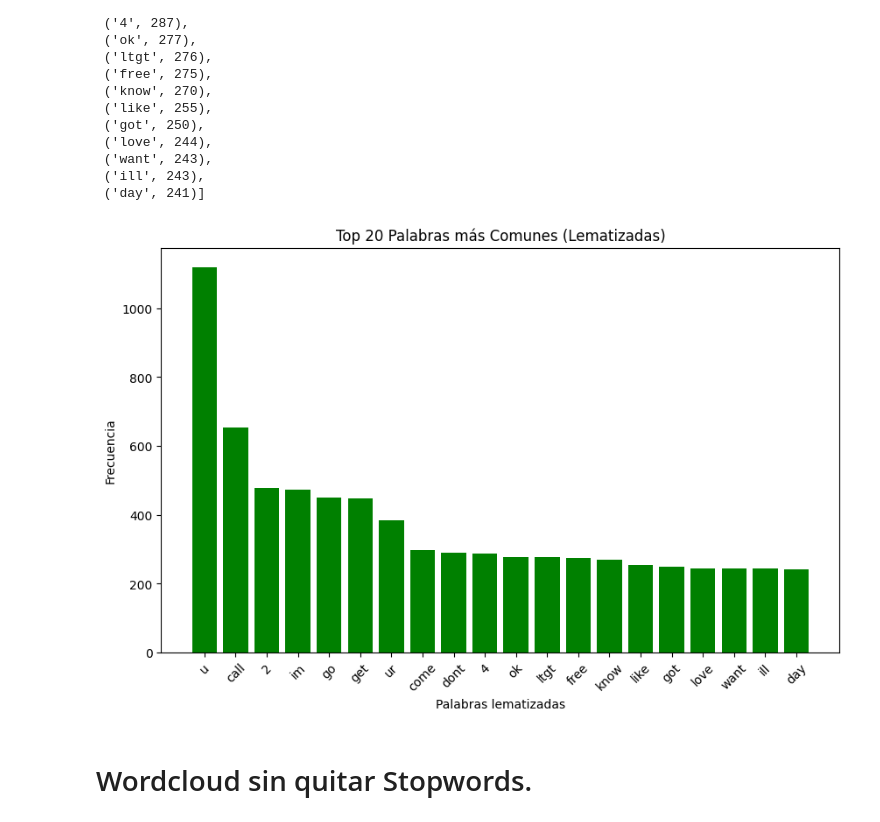
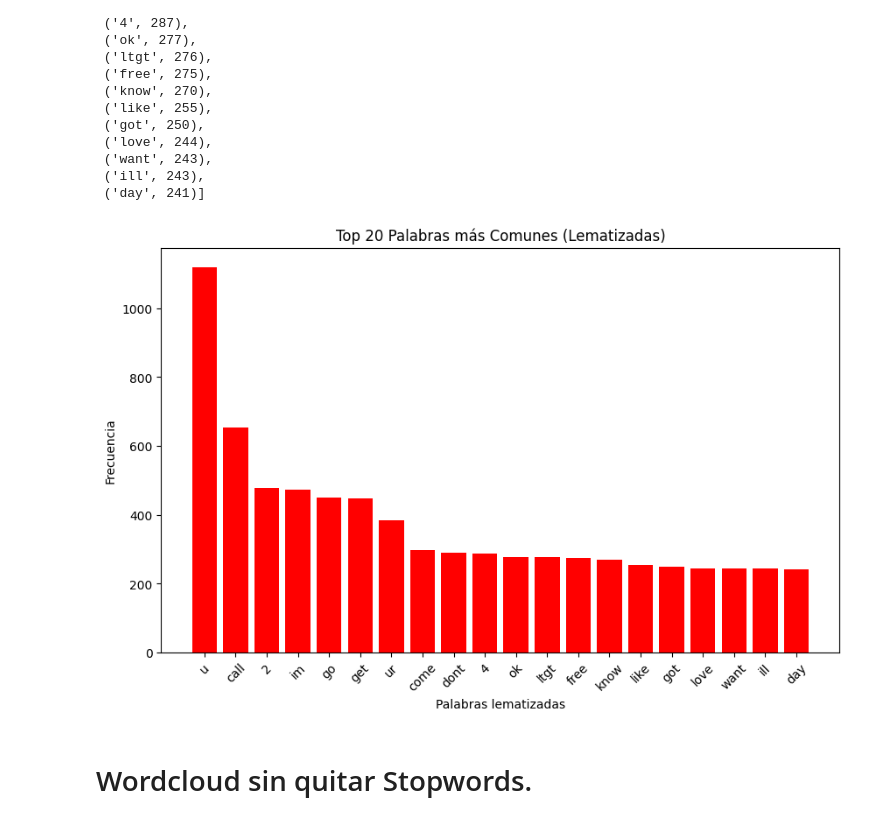
Before and after one commit to Jorge-Alvarez-23/Data-Science-III_Coder, a Jupyter notebook: Proy_Final_AlvarezJorge.ipynb, the cells around one changed output. Drawn from its saved outputs; the diff is of its cells as text; code cells hidden in the pictures.

```diff
--- a/Proy_Final_AlvarezJorge.ipynb
+++ b/Proy_Final_AlvarezJorge.ipynb
@@ -18,18 +39,8 @@ import csv
 # %%
-# Como sabemos que encoding tiene un archivo:
-
-
+#  Funcion que devuelve  la codificacion de archivos de texto (como 'utf-8', 'latin-1').
 
 def detectar_encoding_csv_url(url):
-    """
-    Detecta la codificación de un archivo CSV a partir de una URL.
 
-    Args:
-        url (str): La URL del archivo CSV.
-
-    Returns:
-        str: La codificación detectada (ej. 'utf-8', 'latin-1'), o None si no se pudo detectar.
-    """
     try:
         response = requests.get(url, stream=True)
         response.raise_for_status()  # Lanza una excepción para errores HTTP
@@ -42,8 +53,9 @@ def detectar_encoding_csv_url(url):
         print(f"Error al detectar la codificación: {e}")
         return None
 # %%
+from IPython.display import Markdown, display
+
 # Bloque de codigo encargado de cargar los datos a partir de una url de github y ponerlos en un dataframe
-
 
 # URL del archivo de texto
 url = 'https://github.com/Jorge-Alvarez-23/Data-Science-III_Coder/raw/main/spam.csv'
@@ -53,25 +65,24 @@ response = requests.get(url)
 
 # Verificar que la solicitud fue exitosa
 if response.status_code == 200:
+
+    # detecta el tipo de encoding que tiene el archivo
     encoding = detectar_encoding_csv_url(url)
+
     # Descargamos el archivo con gdown
     gdown.download(url, 'Spam.csv', quiet=False)
 
     # Leemos el archivo CSV descargado
     df = pd.read_csv('Spam.csv', encoding=encoding)
 
-
-    '''# Leer el contenido CSV directamente en un DataFrame
-    datos = StringIO(response.text)  # Convertir el texto a un objeto similar a un archivo
-    df = pd.read_csv(datos)  # Leer el contenido en un DataFrame
-    '''
     # Establecer opción para mostrar todas las columnas
     pd.set_option('display.max_columns', None)  # Muestra todas las columnas
     pd.set_option('display.expand_frame_repr', False)  # Evita que se divida el DataFrame en múltiples líneas
 
     # Mostrar el DataFrame
     display(df.sample(10))
-    display(f"La codificación detectada es: {encoding}")
+
+    display(Markdown(f"La codificación detectada es: **{encoding}**"))
 else:
     print(f'Error al acceder al archivo: {response.status_code}')
 # %% [output]
@@ -158,0 +185,5 @@ memory usage: 87.2+ KB
+# %%
+# Elimina los registro duplicados
+
+df = df.drop_duplicates()
+display(Markdown(f"Data despues de eliminar duplicados: ***{len(df)}*** filas"))
@@ -433,26 +428,26 @@ frecuencia_palabras_stemming.most_common(20)
 # %%
 # Importamos matplotlib para la visualización
 import matplotlib.pyplot as plt
 
 # Obtenemos las 20 palabras más comunes y sus frecuencias
 palabras_stem, frecuencias_stem = zip(*frecuencia_palabras_stemming.most_common(20))
 
 # Creamos el gráfico de barras
 plt.figure(figsize=(10, 6))  # Ajustamos el tamaño del gráfico
-plt.bar(palabras_stem, frecuencias_stem, color='green')
+plt.bar(palabras_stem, frecuencias_stem, color='red')
 
 # Añadimos etiquetas y título
 plt.xlabel('Palabras lematizadas')
 plt.ylabel('Frecuencia')
 plt.title('Top 20 Palabras más Comunes (Lematizadas)')
 
 # Rotamos las etiquetas del eje X para que se lean mejor
 plt.xticks(rotation=45)
 
 # Mostramos el gráfico
 plt.show()
 # %% [output]
-[figure, old version]
+[figure, new version]
 # %% [markdown]
 # Wordcloud sin quitar Stopwords.
 # %%
```
Also changed, not shown: parts of 44 cells of this notebook.
